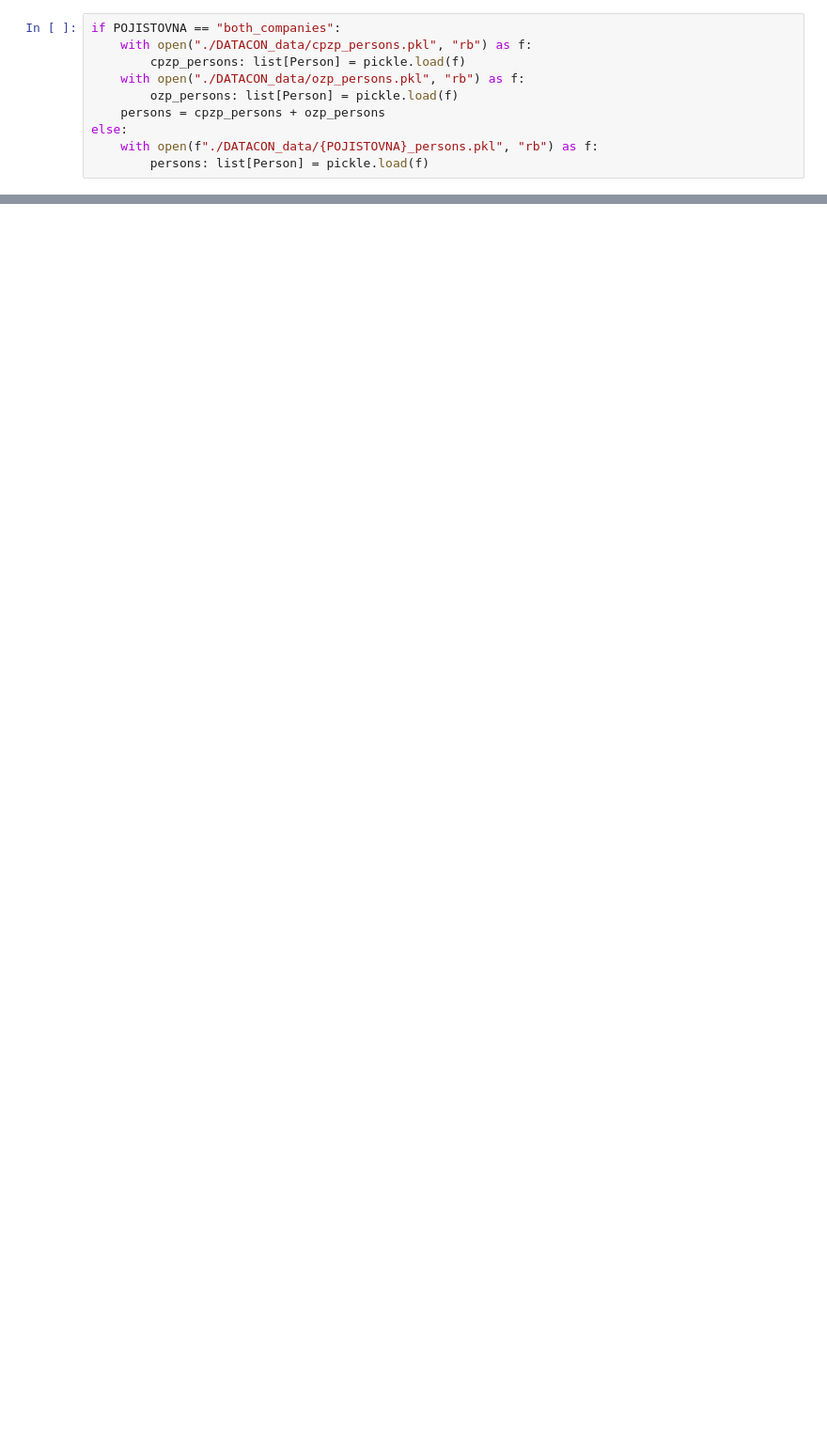
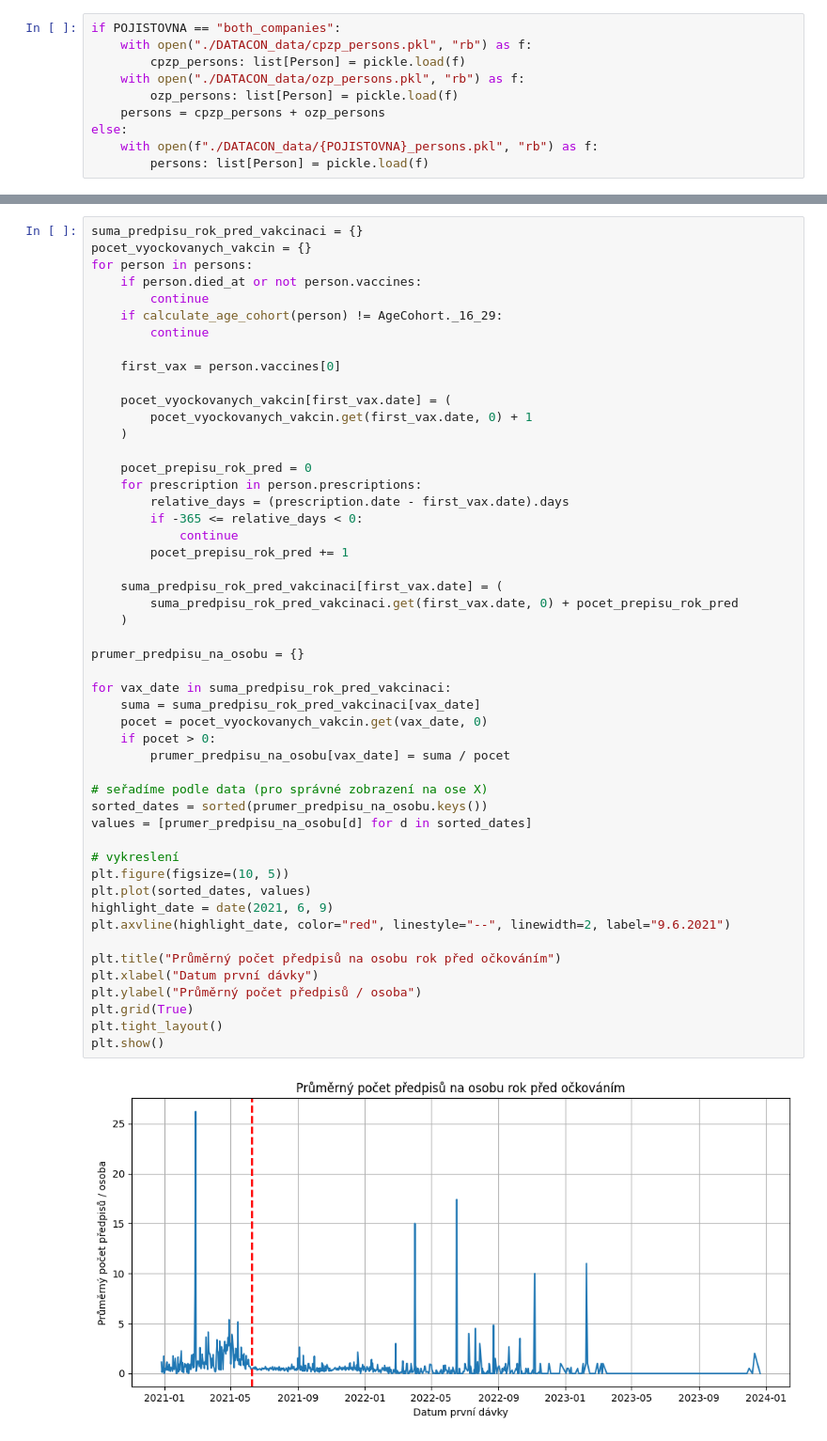
Before and after one commit to ROGR3/ARCHA21-DATACON, a Jupyter notebook: sensitivity_analysis.ipynb, the cells around one changed output, grey strips where cells are left out. Shown at 94% size. Drawn from its saved outputs; the diff is of its cells as text; blank space fills up the shorter version.

```diff
--- a/sensitivity_analysis.ipynb
+++ b/sensitivity_analysis.ipynb
@@ -326,0 +504,52 @@ else:
+# %%
+suma_predpisu_rok_pred_vakcinaci = {}
+pocet_vyockovanych_vakcin = {}
+for person in persons:
+    if person.died_at or not person.vaccines:
+        continue
+    if calculate_age_cohort(person) != AgeCohort._16_29:
+        continue
+
+    first_vax = person.vaccines[0]
+
+    pocet_vyockovanych_vakcin[first_vax.date] = (
+        pocet_vyockovanych_vakcin.get(first_vax.date, 0) + 1
+    )
+
+    pocet_prepisu_rok_pred = 0
+    for prescription in person.prescriptions:
+        relative_days = (prescription.date - first_vax.date).days
+        if -365 <= relative_days < 0:
+            continue
+        pocet_prepisu_rok_pred += 1
+
+    suma_predpisu_rok_pred_vakcinaci[first_vax.date] = (
+        suma_predpisu_rok_pred_vakcinaci.get(first_vax.date, 0) + pocet_prepisu_rok_pred
+    )
+
+prumer_predpisu_na_osobu = {}
+
+for vax_date in suma_predpisu_rok_pred_vakcinaci:
+    suma = suma_predpisu_rok_pred_vakcinaci[vax_date]
+    pocet = pocet_vyockovanych_vakcin.get(vax_date, 0)
+    if pocet > 0:
+        prumer_predpisu_na_osobu[vax_date] = suma / pocet
+
+# seřadíme podle data (pro správné zobrazení na ose X)
+sorted_dates = sorted(prumer_predpisu_na_osobu.keys())
+values = [prumer_predpisu_na_osobu[d] for d in sorted_dates]
+
+# vykreslení
+plt.figure(figsize=(10, 5))
+plt.plot(sorted_dates, values)
+highlight_date = date(2021, 6, 9)
+plt.axvline(highlight_date, color="red", linestyle="--", linewidth=2, label="9.6.2021")
+
+plt.title("Průměrný počet předpisů na osobu rok před očkováním")
+plt.xlabel("Datum první dávky")
+plt.ylabel("Průměrný počet předpisů / osoba")
+plt.grid(True)
+plt.tight_layout()
+plt.show()
+# %% [output]
+[figure, added]
```
Also changed, not shown: parts of 13 cells of this notebook, 4 other files.
